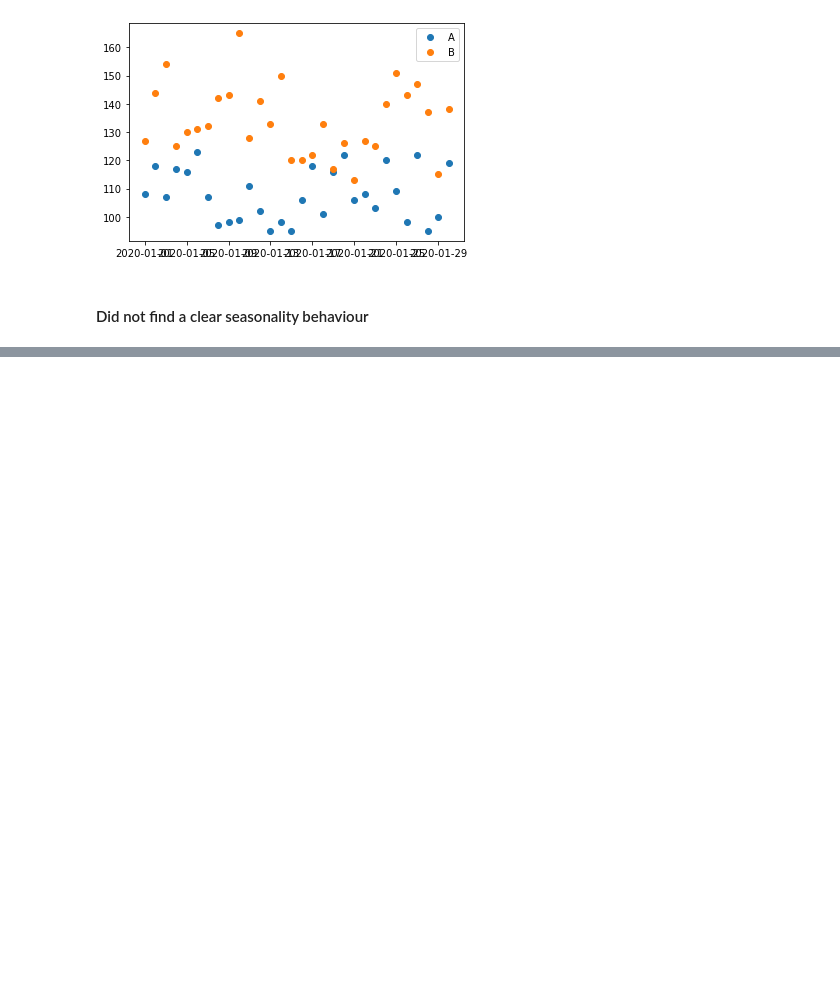
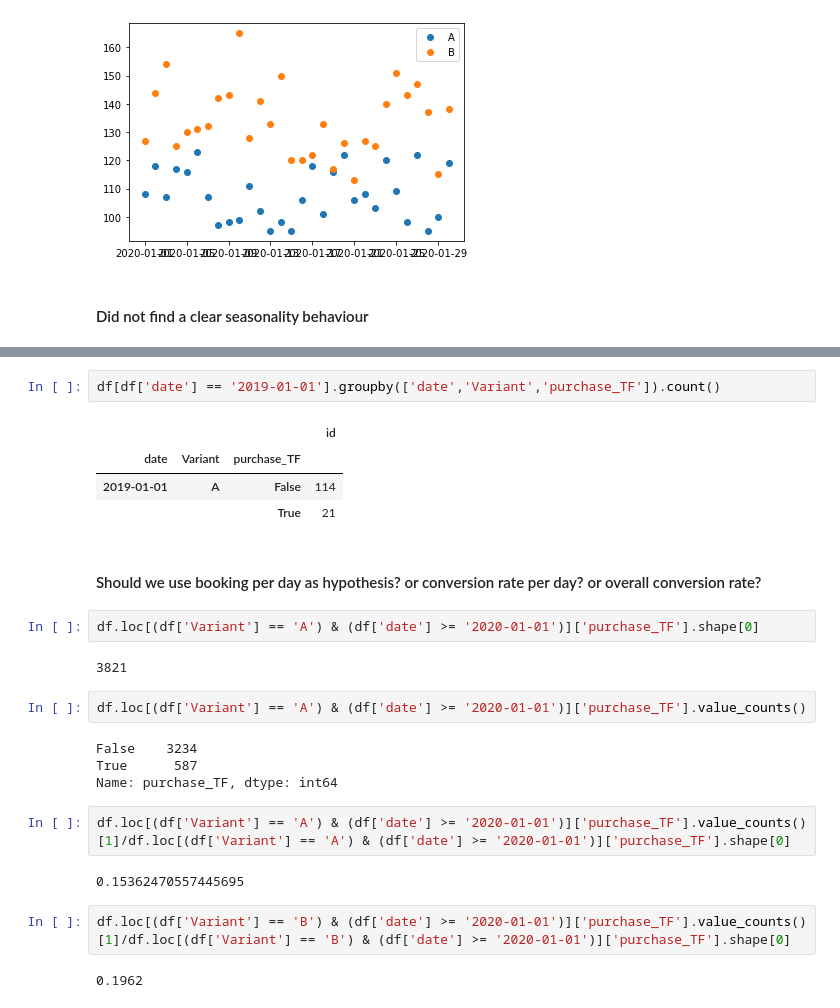
Before and after one commit to Dirodzz/NYU-Marketing-Analytic-AB-Testing, a Jupyter notebook: AB Testing Program.ipynb, the cells around one changed output, grey strips where cells are left out. Saved outputs shown, nothing was run; the diff lists cells and outputs as text; blank space fills up the shorter version.

```diff
--- a/AB Testing Program.ipynb
+++ b/AB Testing Program.ipynb
@@ -174,0 +187,27 @@ plt.legend()
+# %%
+df[df['date'] == '2019-01-01'].groupby(['date','Variant','purchase_TF']).count()
+# %% [output]
+|  |  |  | id |
+| date | Variant | purchase_TF |  |
+| 2019-01-01 | A | False | 114 |
+|  |  | True | 21 |
+# %% [markdown]
+#### Should we use booking per day as hypothesis? or conversion rate per day?  or overall conversion rate?
+# %%
+df.loc[(df['Variant'] == 'A') & (df['date'] >= '2020-01-01')]['purchase_TF'].shape[0]
+# %% [output]
+3821
+# %%
+df.loc[(df['Variant'] == 'A') & (df['date'] >= '2020-01-01')]['purchase_TF'].value_counts()
+# %% [output]
+False    3234
+True      587
+Name: purchase_TF, dtype: int64
+# %%
+df.loc[(df['Variant'] == 'A') & (df['date'] >= '2020-01-01')]['purchase_TF'].value_counts()[1]/df.loc[(df['Variant'] == 'A') & (df['date'] >= '2020-01-01')]['purchase_TF'].shape[0]
+# %% [output]
+0.15362470557445695
+# %%
+df.loc[(df['Variant'] == 'B') & (df['date'] >= '2020-01-01')]['purchase_TF'].value_counts()[1]/df.loc[(df['Variant'] == 'B') & (df['date'] >= '2020-01-01')]['purchase_TF'].shape[0]
+# %% [output]
+0.1962
```
Also changed, not shown: parts of 23 cells of this notebook.
